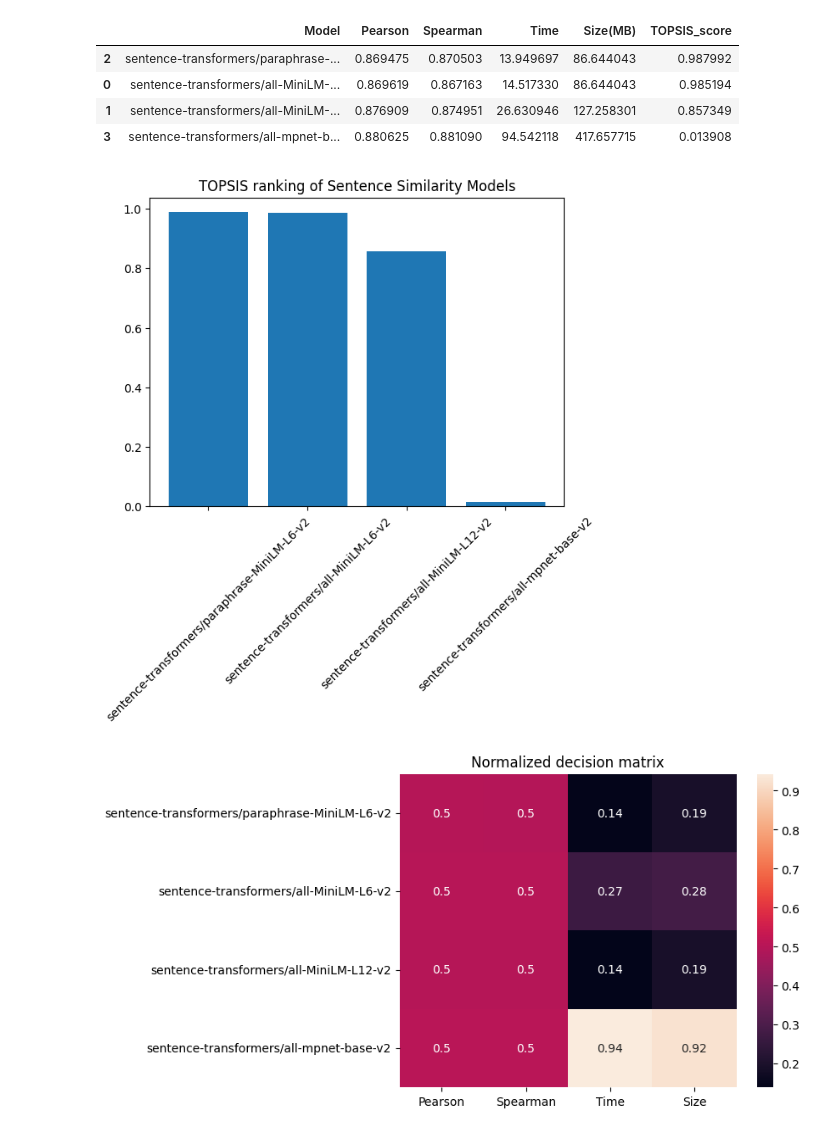
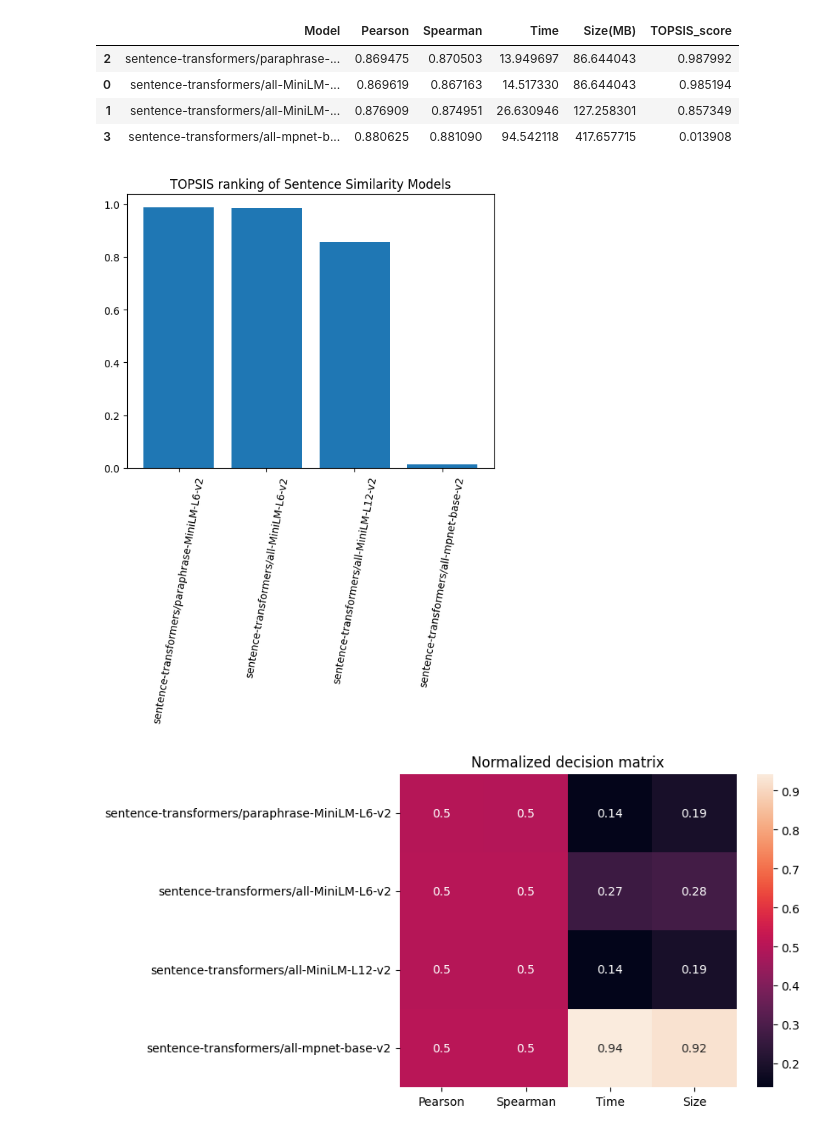
Before and after one commit to Naman-jain7/topsis-for-pretrained-models, a Jupyter notebook: main.ipynb, the cells around one changed output. Cells and saved outputs as stored; diff of their text form; code cells hidden in the pictures.

Commit message:
add plots

```diff
--- a/main.ipynb
+++ b/main.ipynb
@@ -144,11 +144,11 @@ df
 # %%
 plt.figure()
 plt.bar(df["Model"], df["TOPSIS_score"])
-plt.xticks(rotation=45)
+plt.xticks(rotation=80)
 plt.title('TOPSIS ranking of Sentence Similarity Models')
 plt.show()
 # %% [output]
-[figure, old version]
+[figure, new version]
 # %%
 plt.figure()
 sns.heatmap(norm_matrix, annot=True, xticklabels=['Pearson','Spearman','Time','Size'], yticklabels=df['Model'])
```
Also changed, not shown: 2 other files.
